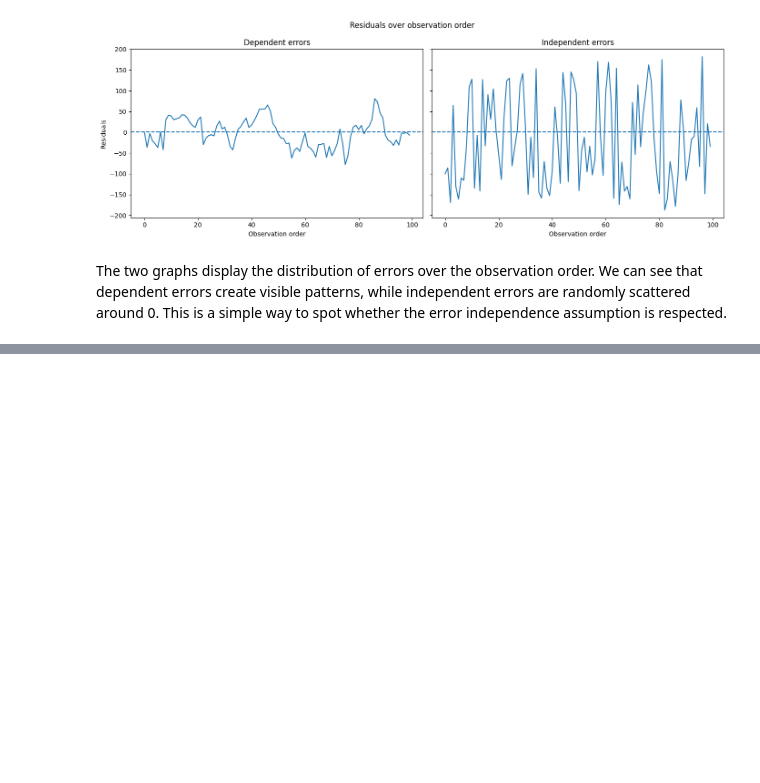
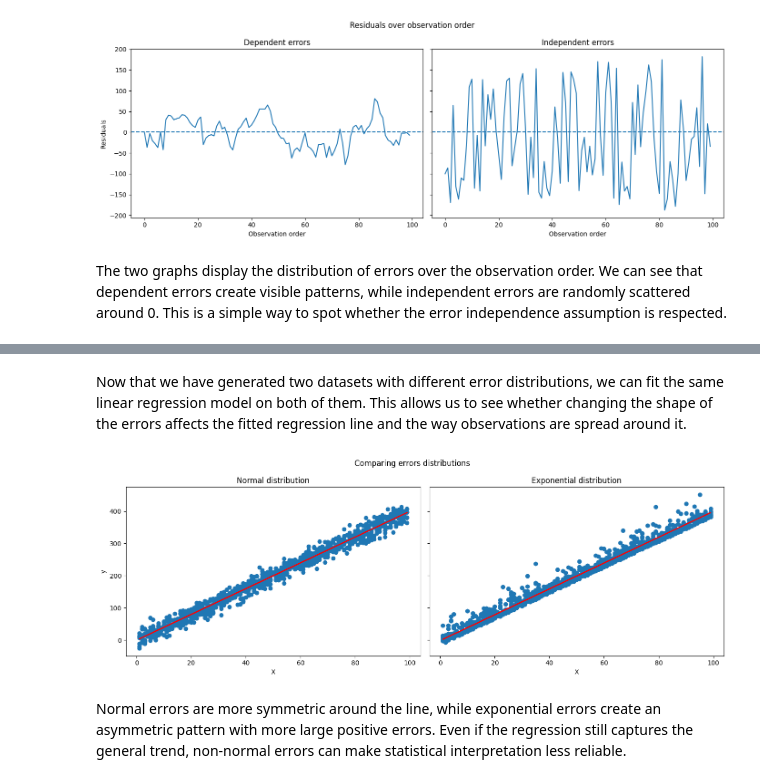
Before and after one commit to EstebanHuriot/ML_Museum, a Jupyter notebook: LinearRegression.ipynb, the cells around one changed output, grey strips where cells are left out. Saved outputs shown, nothing was run; the diff lists cells and outputs as text; code cells hidden in the pictures; blank space fills up the shorter version.

```diff
--- a/LinearRegression.ipynb
+++ b/LinearRegression.ipynb
@@ -292,0 +351,31 @@ We can see that dependent errors create visible patterns, while independent erro
+# %% [markdown]
+Now that we have generated two datasets with different error distributions, we can fit the same linear regression model on both of them.
+</br>
+This allows us to see whether changing the shape of the errors affects the fitted regression line and the way observations are spread around it.
+# %%
+normal_predict = LinearRegression(solver='bgd', learning_rate=0.0000001, n_iterations=10000).fit(X, normal_y).predict(X=X)
+
+exponential_predict = LinearRegression(solver='bgd', learning_rate=0.0000001, n_iterations=10000).fit(X, exp_y).predict(X=X)
+
+fig, axes = plt.subplots(1, 2, figsize=(14, 5), sharey=True)
+
+axes[0].plot(X, normal_predict, "r-")
+axes[0].scatter(X, normal_y)
+axes[0].set_xlabel("X")
+axes[0].set_ylabel("y")
+axes[0].set_title("Normal distribution")
+
+axes[1].plot(X, exponential_predict, "r-")
+axes[1].scatter(X, exp_y)
+axes[1].set_xlabel("X")
+axes[1].set_title("Exponential distribution")
+
+plt.suptitle("Comparing errors distributions")
+plt.tight_layout()
+plt.show()
+# %% [output]
+[figure, added]
+# %% [markdown]
+Normal errors are more symmetric around the line, while exponential errors create an asymmetric pattern with more large positive errors.
+</br>
+Even if the regression still captures the general trend, non-normal errors can make statistical interpretation less reliable.
```
Also changed, not shown: parts of 8 cells of this notebook, 1 other file.
